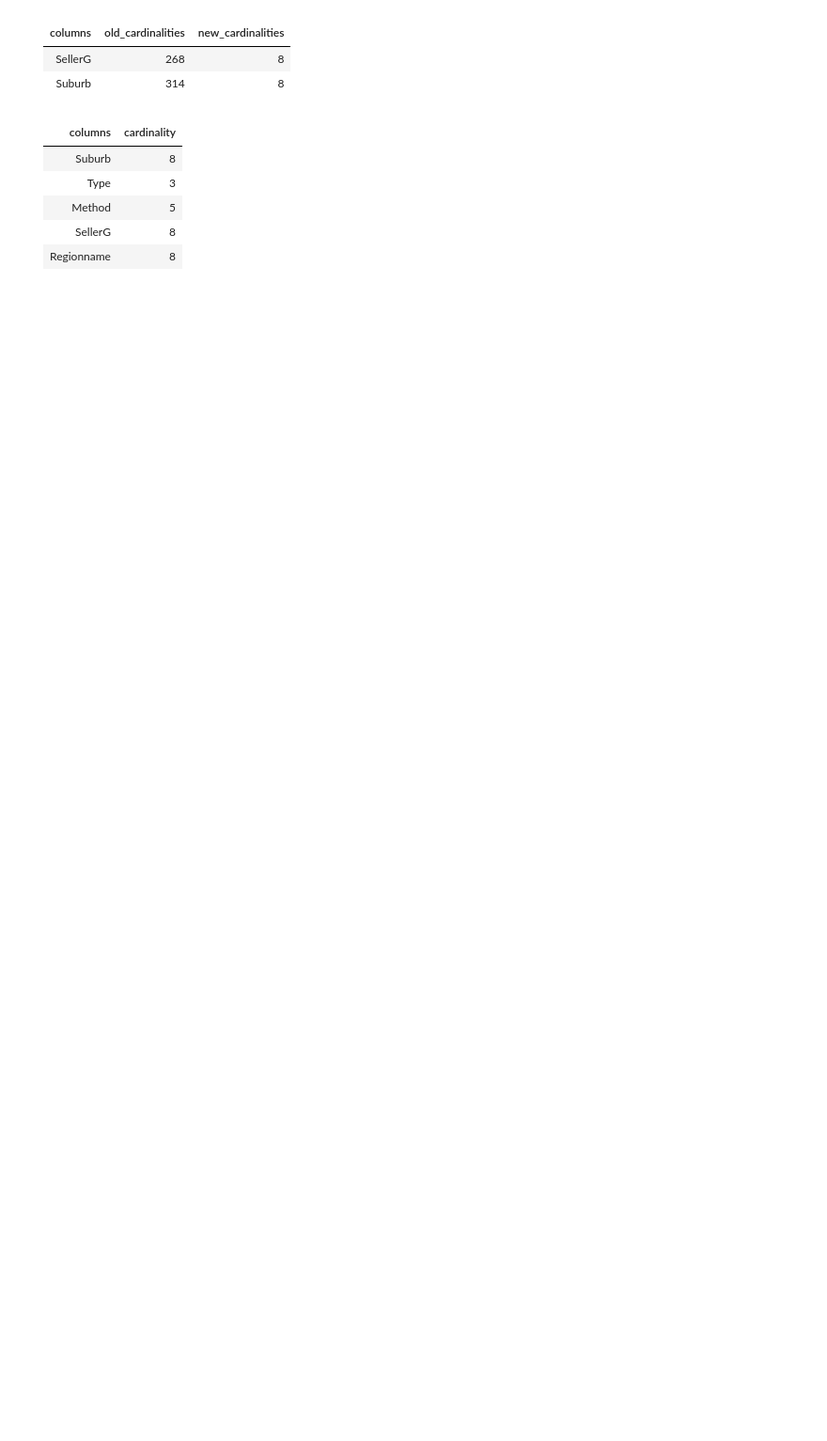
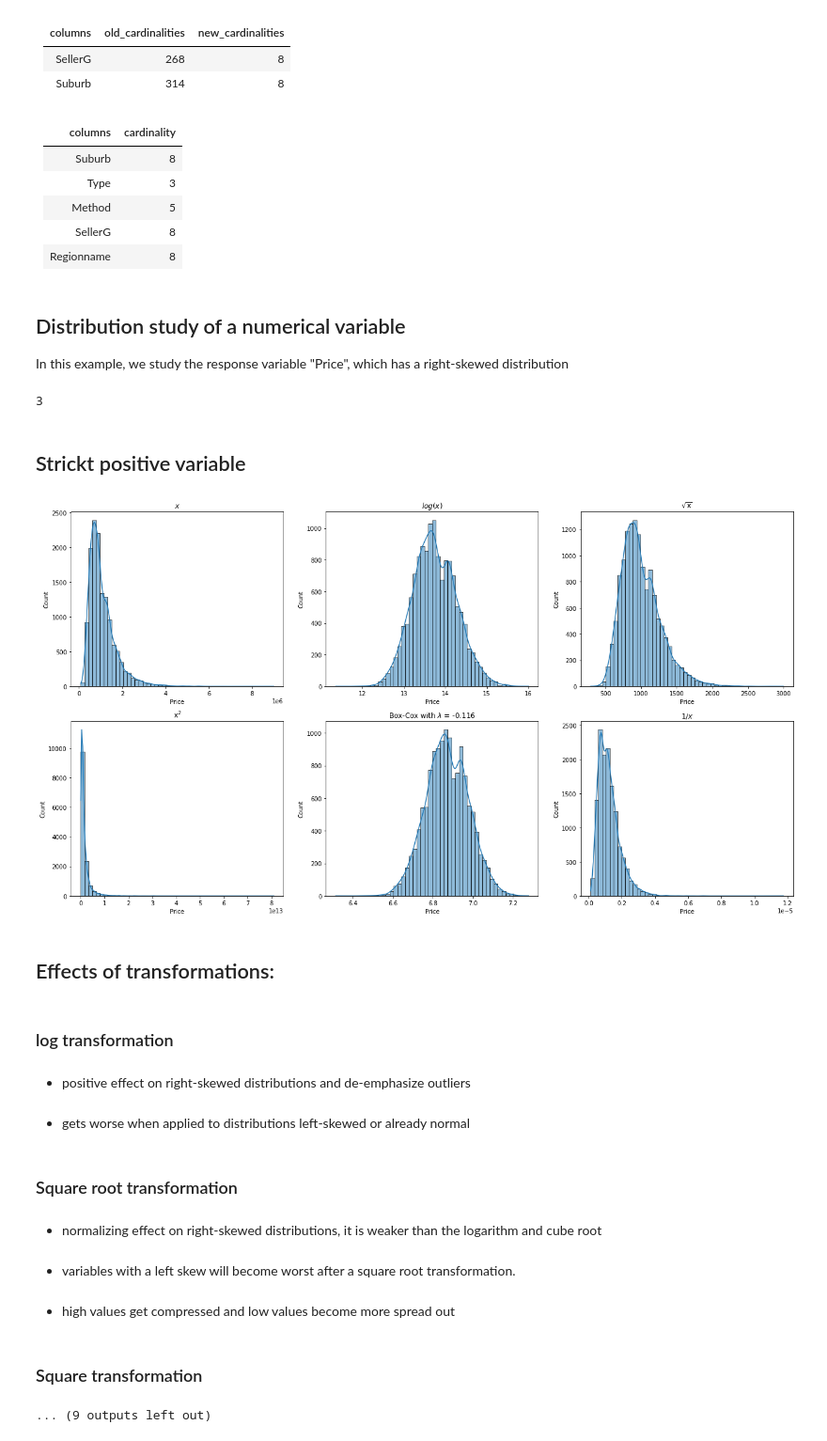
Before and after one commit to marcosalvalaggio/edamame, a Jupyter notebook: notebooks/eda_example.ipynb, the cells around one changed output. Shown at 94% size. Drawn from its saved outputs; the diff is of its cells as text; code cells hidden in the pictures; blank space fills up the shorter version.

```diff
--- a/notebooks/eda_example.ipynb
+++ b/notebooks/eda_example.ipynb
@@ -383,3 +387,23 @@ eda.view_cardinality(data_test, col=cat_col)
 | Method     |             5 |
 | SellerG    |             8 |
 | Regionname |             8 |
+# %% [markdown]
+## Distribution study of a numerical variable <a class="anchor" id="num-study"></a>
+
+In this example, we study the response variable "Price", which has a right-skewed distribution
+# %%
+eda.num_variable_study(data_test, col='Price', theory=True)
+# %% [output]
+3
+## Strickt positive variable
+[figure, added]
+## Effects of transformations:
+### log transformation
+* positive effect on right-skewed distributions and de-emphasize outliers
+* gets worse when applied to distributions left-skewed or already normal
+### Square root transformation
+* normalizing effect on right-skewed distributions, it is weaker than the logarithm and cube root
+* variables with a left skew will become worst after a square root transformation.
+* high values get compressed and low values become more spread out
+### Square transformation
+... (9 outputs left out)
```
Also changed, not shown: parts of 7 cells of this notebook, 4 other files.
